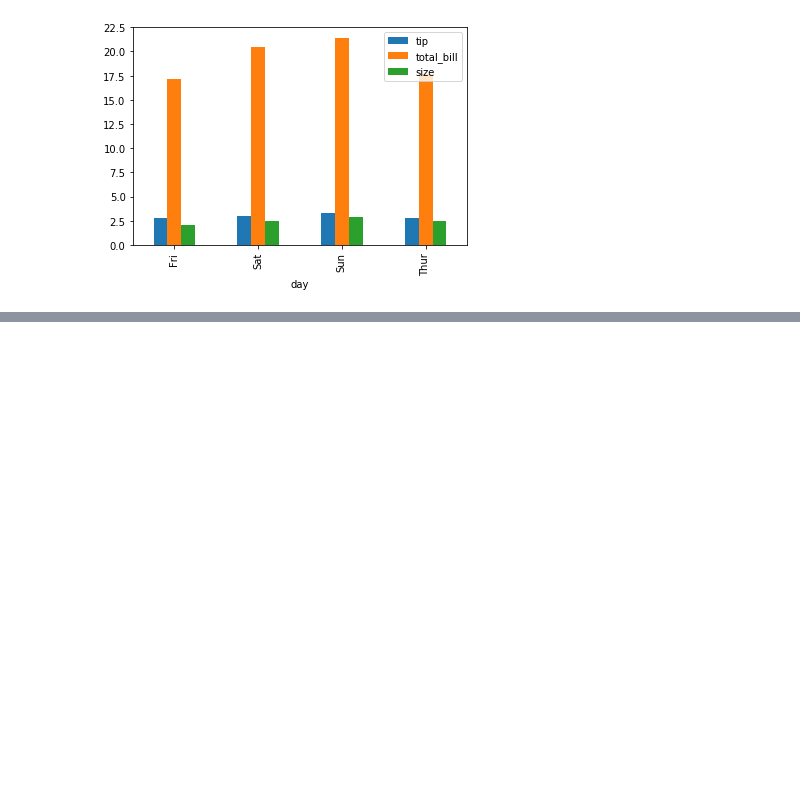
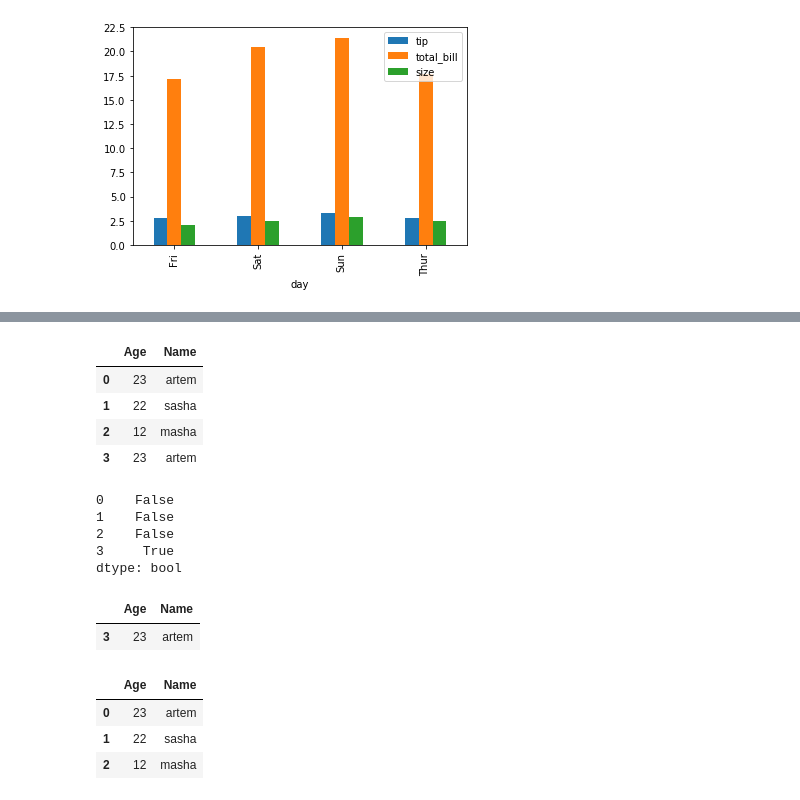
Before and after one commit to shkolovy/machine-learning-t1, a Jupyter notebook: tips.ipynb, the cells around one changed output, grey strips where cells are left out. Saved outputs shown, nothing was run; the diff lists cells and outputs as text; code cells hidden in the pictures; blank space fills up the shorter version.

```diff
--- a/tips.ipynb
+++ b/tips.ipynb
@@ -143,0 +263,29 @@ df.groupby("day")["tip", "total_bill", "size"].mean().plot(kind="bar");
+# %%
+df_with_dublicates = pd.DataFrame({"Name": ["artem", "sasha", "masha", "artem"], "Age": [23, 22, 12, 23]})
+df_with_dublicates
+# %% [output]
+|  | Age | Name |
+| 0 | 23 | artem |
+| 1 | 22 | sasha |
+| 2 | 12 | masha |
+| 3 | 23 | artem |
+# %%
+df_with_dublicates.duplicated()
+# %% [output]
+0    False
+1    False
+2    False
+3     True
+dtype: bool
+# %%
+df_with_dublicates.loc[df_with_dublicates.duplicated()]
+# %% [output]
+|  | Age | Name |
+| 3 | 23 | artem |
+# %%
+df_with_dublicates.drop_duplicates()
+# %% [output]
+|  | Age | Name |
+| 0 | 23 | artem |
+| 1 | 22 | sasha |
+| 2 | 12 | masha |
```
Also changed, not shown: parts of 18 cells of this notebook.
